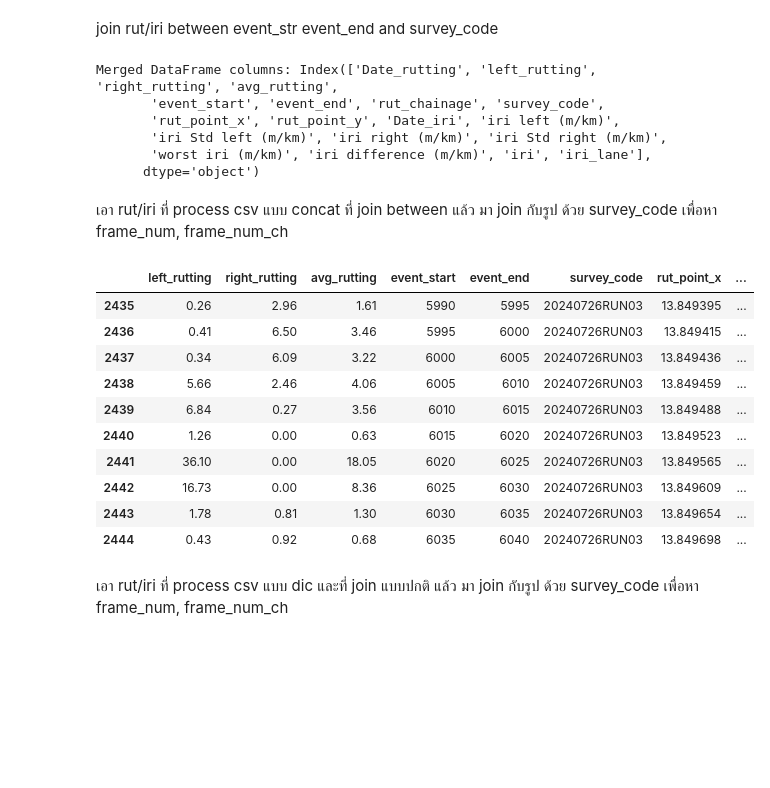
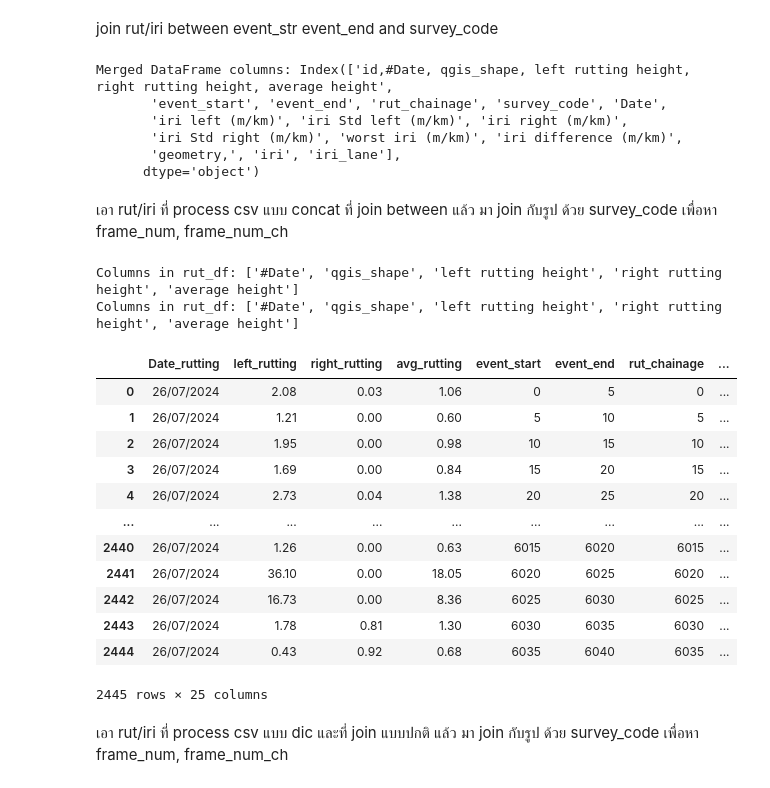
Before and after one commit to ISS-infra/xeno, a Jupyter notebook: xeno_test.ipynb, the cells around one changed output. Drawn from its saved outputs; the diff is of its cells as text; code cells hidden in the pictures; blank space fills up the shorter version.

```diff
--- a/xeno_test.ipynb
+++ b/xeno_test.ipynb
@@ -187,24 +235,24 @@ rutting_dataframes.to_csv('rut_test.csv')
 # %% [markdown]
 join rut/iri between event_str event_end and survey_code
 # %%
-def left_join_dataframes(df_rutting, df_iri):
-    df_merged = pd.merge(df_rutting, df_iri, how='left', on=['event_start', 'event_end', 'survey_code'], suffixes=('_rutting', '_iri'))
+# def left_join_dataframes(df_rutting, df_iri):
+#     df_merged = pd.merge(df_rutting, df_iri, how='left', on=['event_start', 'event_end', 'survey_code'], suffixes=('_rutting', '_iri'))
 
-    print("Merged DataFrame columns:", df_merged.columns)
+#     print("Merged DataFrame columns:", df_merged.columns)
 
-    result = df_merged[
-        (df_merged['rut_chainage'] >= df_merged['event_start']) &
-        (df_merged['rut_chainage'] < df_merged['event_end'])
-    ]
-    return result
+#     result = df_merged[
+#         (df_merged['rut_chainage'] >= df_merged['event_start']) &
+#         (df_merged['rut_chainage'] < df_merged['event_end'])
+#     ]
+#     return result
 
-joined_df = left_join_dataframes(rutting_dataframes, iri_dataframes)
+# joined_df = left_join_dataframes(rutting_dataframes, iri_dataframes)
 # %% [output]
-Merged DataFrame columns: Index(['Date_rutting', 'left_rutting', 'right_rutting', 'avg_rutting',
-       'event_start', 'event_end', 'rut_chainage', 'survey_code',
-       'rut_point_x', 'rut_point_y', 'Date_iri', 'iri left (m/km)',
-       'iri Std left (m/km)', 'iri right (m/km)', 'iri Std right (m/km)',
-       'worst iri (m/km)', 'iri difference (m/km)', 'iri', 'iri_lane'],
+Merged DataFrame columns: Index(['id,#Date, qgis_shape, left rutting height, right rutting height, average height',
+       'event_start', 'event_end', 'rut_chainage', 'survey_code', 'Date',
+       'iri left (m/km)', 'iri Std left (m/km)', 'iri right (m/km)',
+       'iri Std right (m/km)', 'worst iri (m/km)', 'iri difference (m/km)',
+       'geometry,', 'iri', 'iri_lane'],
       dtype='object')
 # %% [markdown]
 เอา rut/iri ที่ process csv แบบ concat ที่ join between แล้ว มา join กับรูป ด้วย survey_code เพื่อหา frame_num, frame_num_ch
@@ -273,6 +321,8 @@ def process_fainal_df(output_dir):
 
     max_event_start = joined_df['event_start'].max()
 
+    # 6180 * 1 / joined_dataframes
+
     derived_values = [round((max_event_start * num) / max(jpg_num)) for num in jpg_num]
     joined_df = add_frame_num_to_joined_df(joined_df, derived_values, jpg_num)
 
@@ -292,22 +342,26 @@ def process_fainal_df(output_dir):
     final_df = final_df[final_df['Date_rutting'].notnull()][selected_columns]
     # final_df = final_df[final_df['iri'].notnull()][selected_columns]
 
-    return final_df
+    return frame_df, joined_df, final_df
 # %%
 output_dir = r'D:\xenomatix\output'
-final_df = process_fainal_df(output_dir)
+frame_df, joined_dataframes, final_df = process_fainal_df(output_dir)
 
 # final_df.to_csv('joinjoin.csv')
-final_df.tail(10)
+joined_dataframes
 # %% [output]
+Columns in rut_df: ['#Date', 'qgis_shape', 'left rutting height', 'right rutting height', 'average height']
+Columns in rut_df: ['#Date', 'qgis_shape', 'left rutting height', 'right rutting height', 'average height']
-|  | left_rutting | right_rutting | avg_rutting | event_start | event_end | survey_code | rut_point_x | ... |
-| 2435 | 0.26 | 2.96 | 1.61 | 5990 | 5995 | 20240726RUN03 | 13.849395 | ... |
-| 2436 | 0.41 | 6.50 | 3.46 | 5995 | 6000 | 20240726RUN03 | 13.849415 | ... |
-| 2437 | 0.34 | 6.09 | 3.22 | 6000 | 6005 | 20240726RUN03 | 13.849436 | ... |
-| 2438 | 5.66 | 2.46 | 4.06 | 6005 | 6010 | 20240726RUN03 | 13.849459 | ... |
-| 2439 | 6.84 | 0.27 | 3.56 | 6010 | 6015 | 20240726RUN03 | 13.849488 | ... |
-| 2440 | 1.26 | 0.00 | 0.63 | 6015 | 6020 | 20240726RUN03 | 13.849523 | ... |
-| 2441 | 36.10 | 0.00 | 18.05 | 6020 | 6025 | 20240726RUN03 | 13.849565 | ... |
-| 2442 | 16.73 | 0.00 | 8.36 | 6025 | 6030 | 20240726RUN03 | 13.849609 | ... |
-| 2443 | 1.78 | 0.81 | 1.30 | 6030 | 6035 | 20240726RUN03 | 13.849654 | ... |
-| 2444 | 0.43 | 0.92 | 0.68 | 6035 | 6040 | 20240726RUN03 | 13.849698 | ... |
+|  | Date_rutting | left_rutting | right_rutting | avg_rutting | event_start | event_end | rut_chainage | ... |
+| 0 | 26/07/2024 | 2.08 | 0.03 | 1.06 | 0 | 5 | 0 | ... |
+| 1 | 26/07/2024 | 1.21 | 0.00 | 0.60 | 5 | 10 | 5 | ... |
+| 2 | 26/07/2024 | 1.95 | 0.00 | 0.98 | 10 | 15 | 10 | ... |
+| 3 | 26/07/2024 | 1.69 | 0.00 | 0.84 | 15 | 20 | 15 | ... |
+| 4 | 26/07/2024 | 2.73 | 0.04 | 1.38 | 20 | 25 | 20 | ... |
+| ... | ... | ... | ... | ... | ... | ... | ... | ... |
+| 2440 | 26/07/2024 | 1.26 | 0.00 | 0.63 | 6015 | 6020 | 6015 | ... |
+| 2441 | 26/07/2024 | 36.10 | 0.00 | 18.05 | 6020 | 6025 | 6020 | ... |
+| 2442 | 26/07/2024 | 16.73 | 0.00 | 8.36 | 6025 | 6030 | 6025 | ... |
+| 2443 | 26/07/2024 | 1.78 | 0.81 | 1.30 | 6030 | 6035 | 6030 | ... |
+| 2444 | 26/07/2024 | 0.43 | 0.92 | 0.68 | 6035 | 6040 | 6035 | ... |
+2445 rows × 25 columns
```
Also changed, not shown: parts of 19 cells of this notebook, 17 other files.
